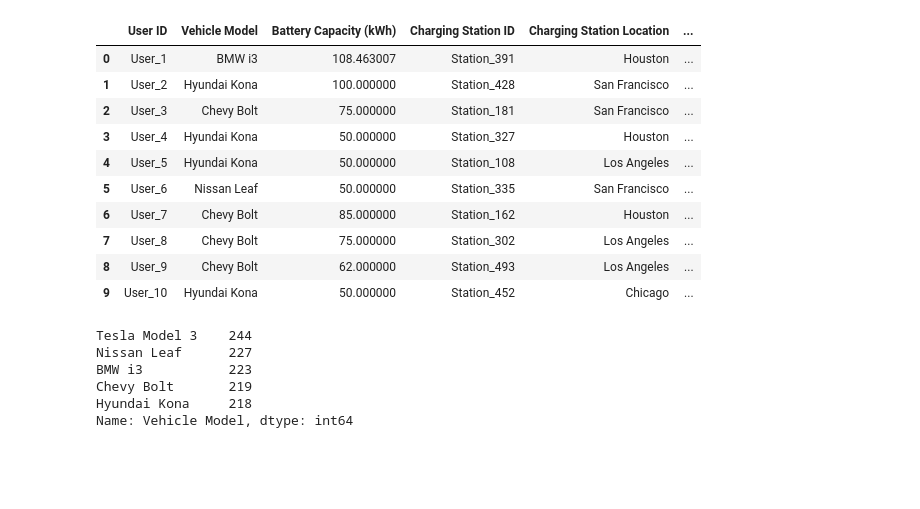
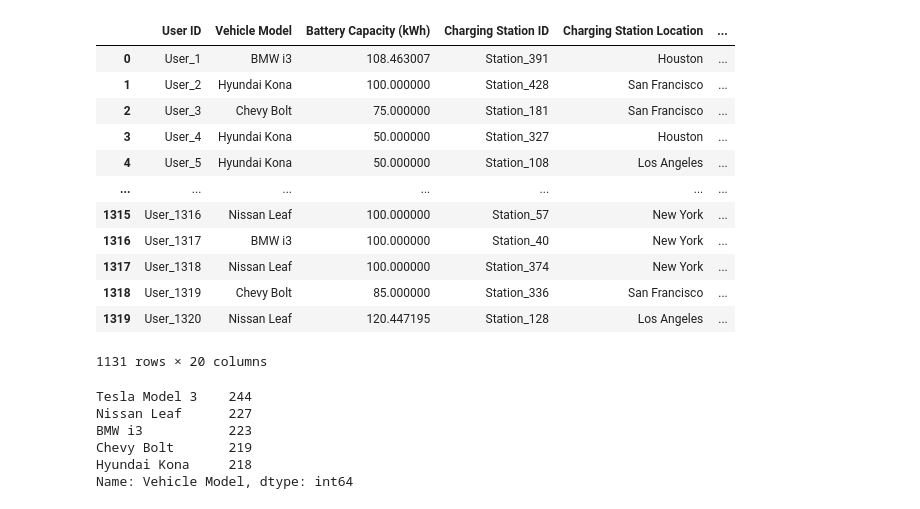
Before and after one commit to hansheng-zhang/EV-analysis, a Jupyter notebook: charger_location.ipynb, the cells around one changed output. Drawn from its saved outputs; the diff is of its cells as text; code cells hidden in the pictures; blank space fills up the shorter version.

```diff
--- a/charger_location.ipynb
+++ b/charger_location.ipynb
@@ -10,20 +10,22 @@ import matplotlib.pyplot as plt
 # %%
 data_name = 'ev_charging_patterns.csv'
 data = pd.read_csv(data_name)
 data = data.dropna()
-data[:10]
+data
 # %% [output]
 |  | User ID | Vehicle Model | Battery Capacity (kWh) | Charging Station ID | Charging Station Location | ... |
 | 0 | User_1 | BMW i3 | 108.463007 | Station_391 | Houston | ... |
 | 1 | User_2 | Hyundai Kona | 100.000000 | Station_428 | San Francisco | ... |
 | 2 | User_3 | Chevy Bolt | 75.000000 | Station_181 | San Francisco | ... |
 | 3 | User_4 | Hyundai Kona | 50.000000 | Station_327 | Houston | ... |
 | 4 | User_5 | Hyundai Kona | 50.000000 | Station_108 | Los Angeles | ... |
-| 5 | User_6 | Nissan Leaf | 50.000000 | Station_335 | San Francisco | ... |
-| 6 | User_7 | Chevy Bolt | 85.000000 | Station_162 | Houston | ... |
-| 7 | User_8 | Chevy Bolt | 75.000000 | Station_302 | Los Angeles | ... |
-| 8 | User_9 | Chevy Bolt | 62.000000 | Station_493 | Los Angeles | ... |
-| 9 | User_10 | Hyundai Kona | 50.000000 | Station_452 | Chicago | ... |
+| ... | ... | ... | ... | ... | ... | ... |
+| 1315 | User_1316 | Nissan Leaf | 100.000000 | Station_57 | New York | ... |
+| 1316 | User_1317 | BMW i3 | 100.000000 | Station_40 | New York | ... |
+| 1317 | User_1318 | Nissan Leaf | 100.000000 | Station_374 | New York | ... |
+| 1318 | User_1319 | Chevy Bolt | 85.000000 | Station_336 | San Francisco | ... |
+| 1319 | User_1320 | Nissan Leaf | 120.447195 | Station_128 | Los Angeles | ... |
+1131 rows × 20 columns
 # %%
 dist_models = data['Vehicle Model'].value_counts()
 dist_models
```
Also changed, not shown: parts of 5 cells of this notebook.
